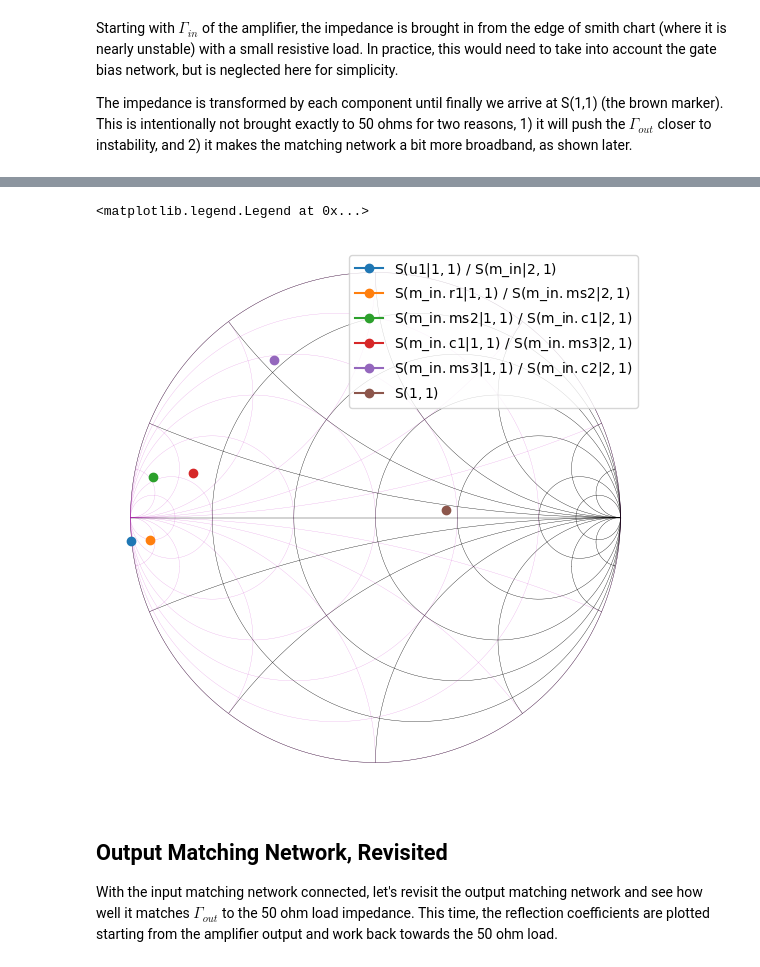
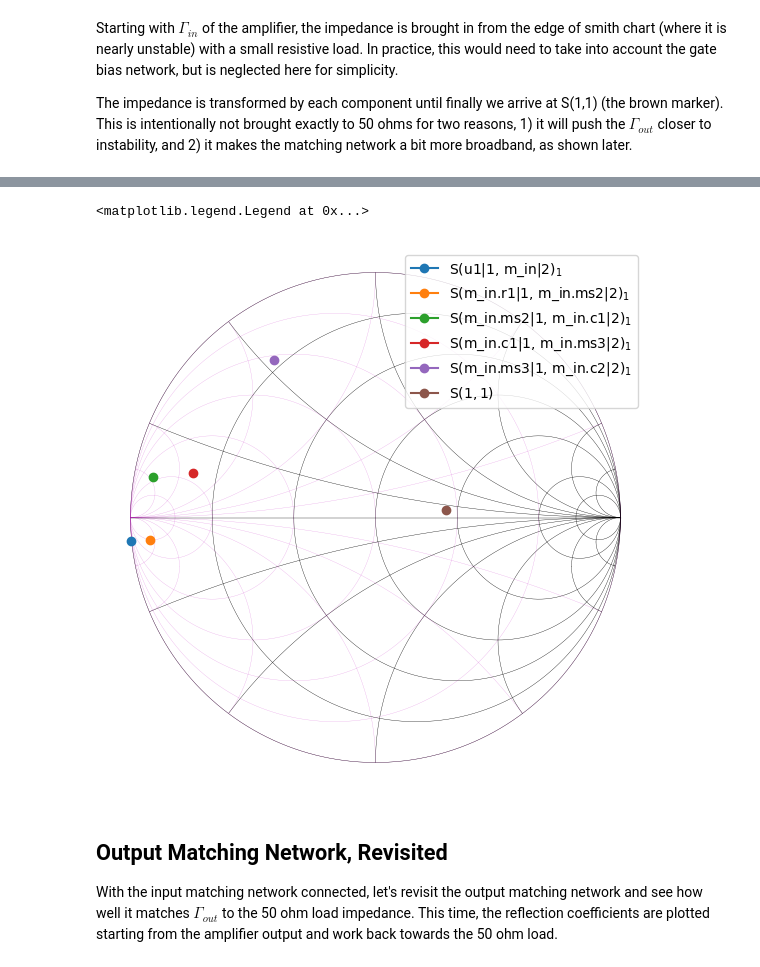
Before and after one commit to ricklyon/rfnetwork, a Jupyter notebook: examples/amplifier_tune.ipynb, the cells around one changed output, grey strips where cells are left out. Drawn from its saved outputs; the diff is of its cells as text; code cells hidden in the pictures.

```diff
--- a/examples/amplifier_tune.ipynb
+++ b/examples/amplifier_tune.ipynb
@@ -201,16 +193,16 @@ the matching network a bit more broadband, as shown later.
 # %% [markdown]
 <img src="data/img/pa_tuning_input.svg" style="background-color: #FFFFFF;">
 # %%
-ax = pa_m.plot(f0, ("u1|1", 1), ref_path=("m_in|2", 1), fmt="smith", marker="o")
-pa_m.plot(f0, ("m_in.r1|1", 1), ref_path=("m_in.ms2|2", 1), fmt="smith", marker="o", axes=ax)
-pa_m.plot(f0, ("m_in.ms2|1", 1), ref_path=("m_in.c1|2", 1), fmt="smith", marker="o", axes=ax)
-pa_m.plot(f0, ("m_in.c1|1", 1), ref_path=("m_in.ms3|2", 1), fmt="smith", marker="o", axes=ax)
-pa_m.plot(f0, ("m_in.ms3|1", 1), ref_path=("m_in.c2|2", 1), fmt="smith", marker="o", axes=ax)
+ax = pa_m.plot_probe(f0, ("u1|1", "m_in|2"), input_port=1, fmt="smith", marker="o")
+pa_m.plot_probe(f0, ("m_in.r1|1", "m_in.ms2|2"), input_port=1, fmt="smith", marker="o", axes=ax)
+pa_m.plot_probe(f0, ("m_in.ms2|1", "m_in.c1|2"), input_port=1, fmt="smith", marker="o", axes=ax)
+pa_m.plot_probe(f0, ("m_in.c1|1", "m_in.ms3|2"), input_port=1, fmt="smith", marker="o", axes=ax)
+pa_m.plot_probe(f0, ("m_in.ms3|1", "m_in.c2|2"), input_port=1, fmt="smith", marker="o", axes=ax)
 pa_m.plot(f0, 11, fmt="smith", marker="o", axes=ax)
 ax.legend()
 # %% [output]
 <matplotlib.legend.Legend at 0x...>
-[figure, old version]
+[figure, new version]
 # %% [markdown]
 ## Output Matching Network, Revisited
 
```
Also changed, not shown: parts of 7 cells of this notebook.
